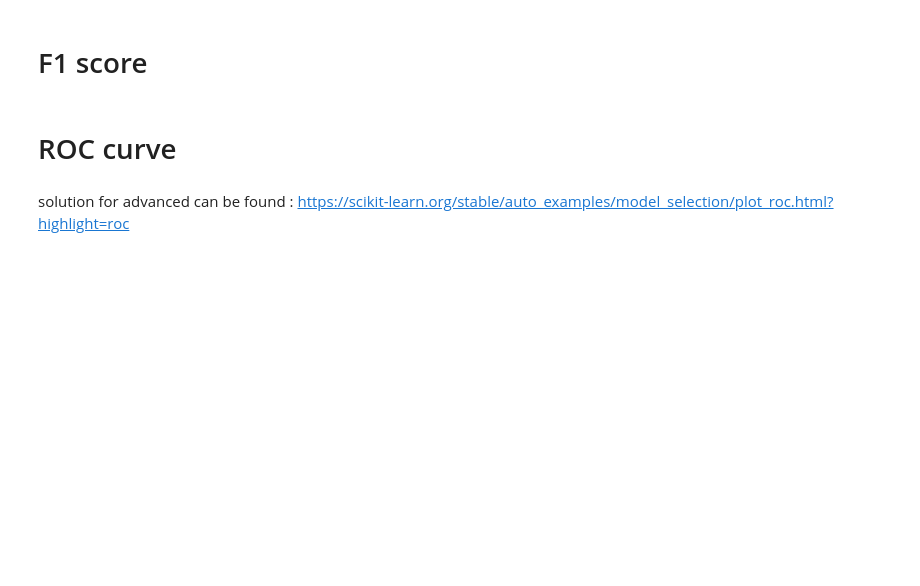
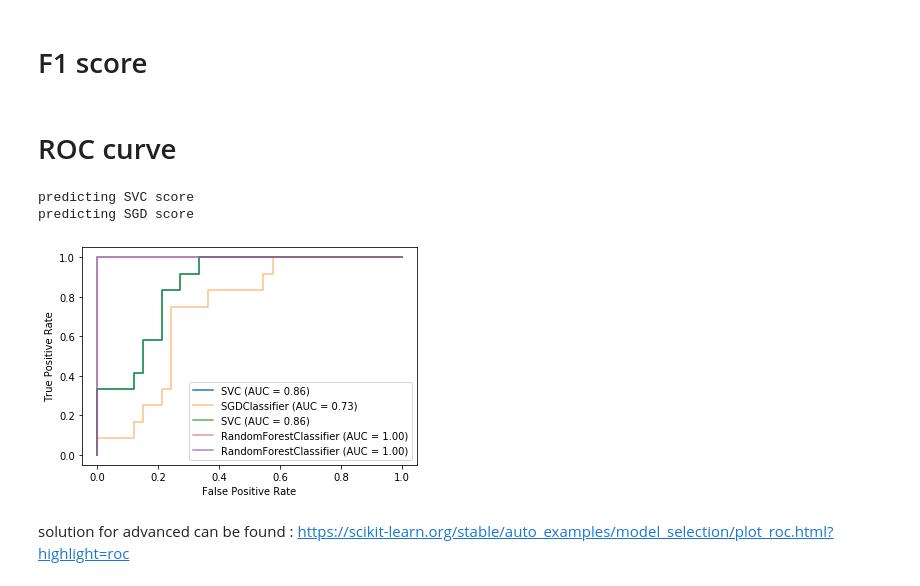
Before and after one commit to marcinczelej/ML_content, a Jupyter notebook: solutions.ipynb, the cells around one changed output. Drawn from its saved outputs; the diff is of its cells as text; code cells hidden in the pictures; blank space fills up the shorter version.

```diff
--- a/solutions.ipynb
+++ b/solutions.ipynb
@@ -531,6 +527,45 @@ mnist_recall = f1_score(y_train, y_train_pred, average='weighted')
 print(mnist_recall)
 # %% [markdown]
 # ROC curve
+# %%
+from sklearn.model_selection import train_test_split, cross_val_predict
+from sklearn.linear_model import SGDClassifier
+from sklearn.ensemble import RandomForestClassifier
+from sklearn.svm import SVC
+from sklearn.metrics import roc_curve, plot_roc_curve
+from sklearn.datasets import load_wine
+import matplotlib.pyplot as plt
+
+X, y = load_wine(return_X_y=True)
+y = (y == 2)
+
+X_train, X_test, y_train, y_test = train_test_split(X, y, random_state=42)
+
+svc_clf = SVC(random_state=42)
+SGD_clf = SGDClassifier()
+forest_clf = RandomForestClassifier()
+
+# for SVM classifier
+print("predicting SVC score")
+svc_clf.fit(X_train, y_train)
+svc_disp = plot_roc_curve(svc_clf, X_test, y_test)
+ax = plt.gca()
+
+# for SGD classifier
+print("predicting SGD score")
+SGD_clf.fit(X_train, y_train)
+SGD_disp = plot_roc_curve(SGD_clf, X_test, y_test, ax=ax, alpha=0.5)
+svc_disp.plot(ax=ax, alpha=0.8)
+
+# for RandomForest
+forest_clf.fit(X_train, y_train)
+forest_disp = plot_roc_curve(forest_clf, X_test, y_test, ax=ax, alpha=0.5)
+forest_disp.plot(ax=ax, alpha=0.8)
+plt.show()
+# %% [output]
+predicting SVC score
+predicting SGD score
+[figure, added]
 # %% [markdown]
 solution for advanced can be found : https://scikit-learn.org/stable/auto_examples/model_selection/plot_roc.html?highlight=roc
 # %% [markdown]
```
Also changed, not shown: parts of 13 cells of this notebook, 1 other file.
